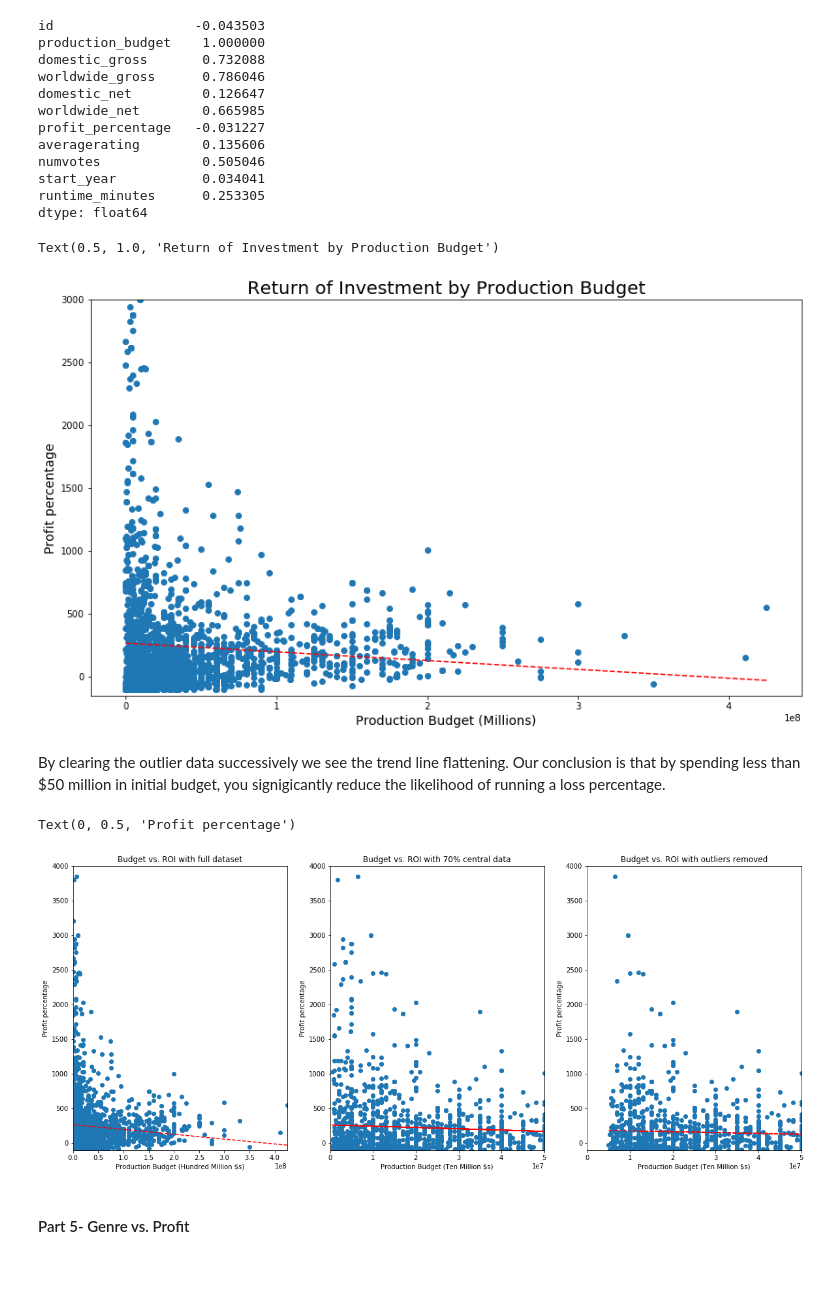
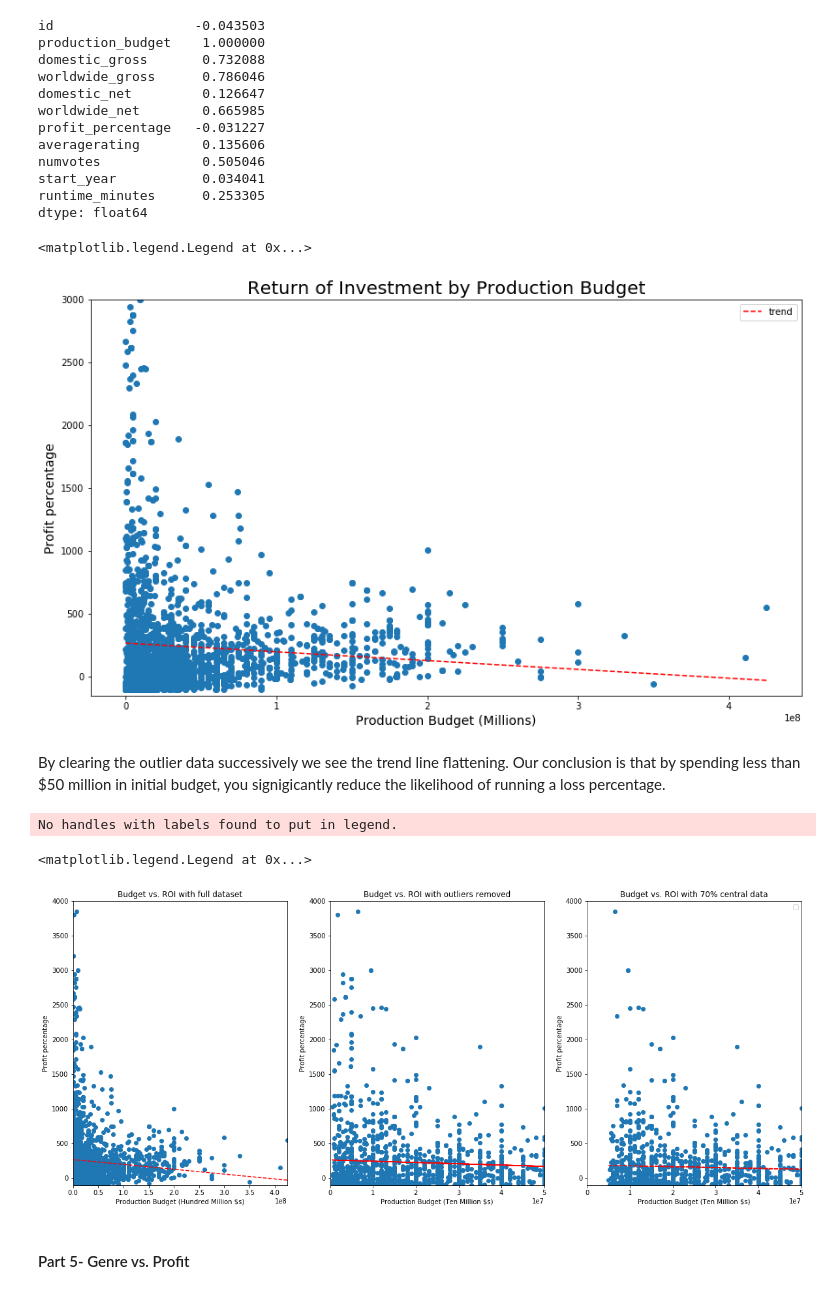
Before and after one commit to bagnine/moviedata, a Jupyter notebook: moviedata.ipynb, the cells around one changed output. Saved outputs shown, nothing was run; the diff lists cells and outputs as text; code cells hidden in the pictures.

```diff
--- a/moviedata.ipynb
+++ b/moviedata.ipynb
@@ -306,20 +308,21 @@ dtype: float64
 # %%
 #plotting production budget vs. profit percentage to find ideal sweet spot of budget spent vs profit returned
 fig, ax = plt.subplots(figsize= (14, 8))
 x= maindf['production_budget']
 y= maindf.profit_percentage
 z = np.polyfit(x, y, 1)
 p = np.poly1d(z)
-plt.plot(x,p(x),"r--")
+plt.plot(x,p(x),"r--", label = 'trend')
 ax.set_xlabel('Production Budget (Millions)', fontsize = 14)
 ax.set_ylabel('Profit percentage', fontsize = 14)
 ax.set_ylim(-150, 3000)
 plt.scatter(x,y)
 ax.set_title('Return of Investment by Production Budget', fontsize = 20)
+plt.legend(loc= 'upper right')
 #let's clean up the outlier data here and see if there's a clearer picture
 # %% [output]
-Text(0.5, 1.0, 'Return of Investment by Production Budget')
+<matplotlib.legend.Legend at 0x...>
-[figure, old version]
+[figure, new version]
 # %%
 #creating copies of our maindf cleared out outlier data and with ~70% of central weighted data for the budget column
 maindf_1 = pd.DataFrame(maindf)
@@ -362,8 +365,8 @@ ax1.set_xlim(0, 50000000)
 ax2.set_xlim(0, 50000000)
 
 ax.set_title('Budget vs. ROI with full dataset')
-ax2.set_title('Budget vs. ROI with outliers removed')
-ax1.set_title('Budget vs. ROI with 70% central data')
+ax1.set_title('Budget vs. ROI with outliers removed')
+ax2.set_title('Budget vs. ROI with 70% central data')
 
 ax.set_xlabel('Production Budget (Hundred Million $s)')
 ax.set_ylabel('Profit percentage')
@@ -372,7 +375,8 @@ ax1.set_ylabel('Profit percentage')
 ax2.set_xlabel('Production Budget (Ten Million $s)')
 ax2.set_ylabel('Profit percentage')
 # %% [output]
-Text(0, 0.5, 'Profit percentage')
+No handles with labels found to put in legend.
+<matplotlib.legend.Legend at 0x...>
 [figure]
 # %% [markdown]
 #### Part 5- Genre vs. Profit
```
Also changed, not shown: parts of 4 cells of this notebook.
